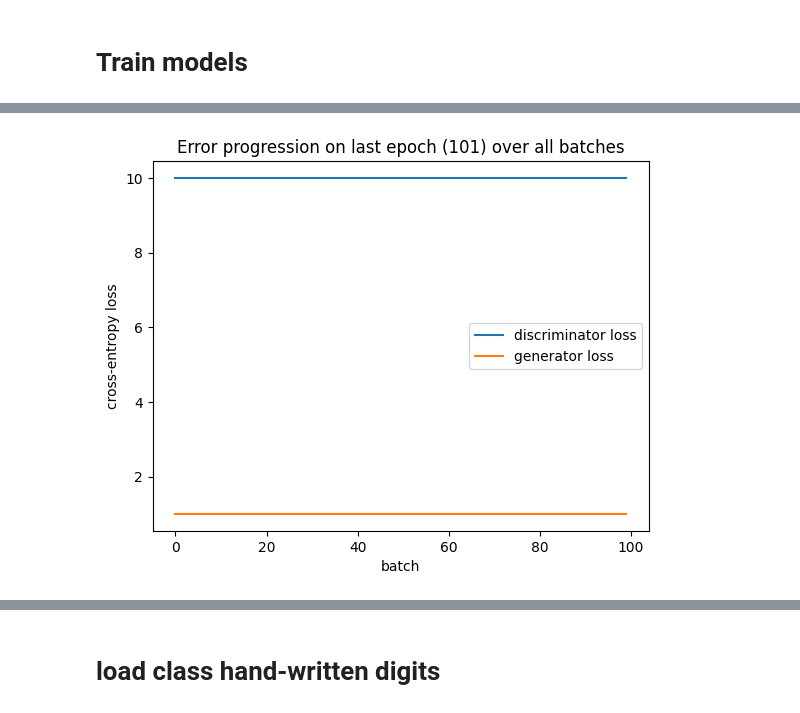
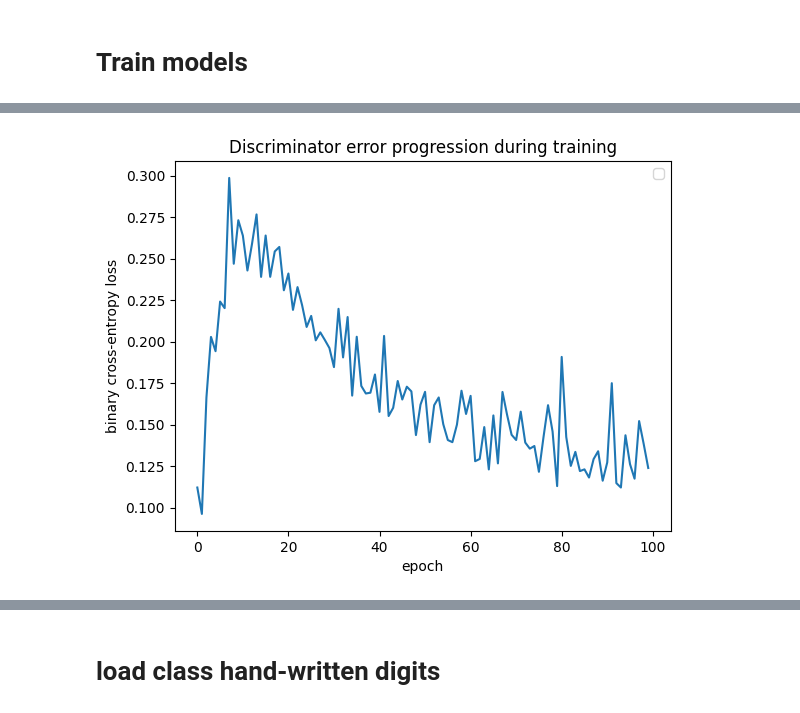
Before and after one commit to asgutierrt/Introduction_to_IA, a Jupyter notebook: convolutional_networks/gan_mnist.ipynb, the cells around one changed output, grey strips where cells are left out. Cells and saved outputs as stored; diff of their text form; code cells hidden in the pictures.

```diff
--- a/convolutional_networks/gan_mnist.ipynb
+++ b/convolutional_networks/gan_mnist.ipynb
@@ -168,14 +173,16 @@ def train(dataset, epochs):
   for epoch in range(epochs):
     start = time.time() # medimos el tiempo que consumimos en cada epoch
 
+    gen_loss_batch, disc_loss_batch = ([],[])
     for image_batch in dataset: #para cada lote del dataset de entrenamiento - se procesa el dataset entero en cada epoch-
       gen_loss, disc_loss = train_step(image_batch)    # ejecutamos el entrenamiento -epoch-
-      gen_loss_l.append(gen_loss); disc_loss_l.append(disc_loss)
+      gen_loss_batch.append(gen_loss); disc_loss_batch.append(disc_loss)
 
-    if epoch%40==0:
-      print ('Time for epoch {} is {} sec'.format(epoch + 1, time.time()-start))
-    if epoch%100==0:
-      generate_images(generator,seed, epoch)  # y generamos unas imágenes para mostrar la evolución de la red generadora en cada época
+    gen_loss_l.append(np.mean(gen_loss_batch)); disc_loss_l.append(np.mean(disc_loss_batch))
+
+    if epoch%10==0: # generate image
+      print ('Time for epoch {} is {} sec'.format(epoch, time.time()-start))
+      generate_images(generator,seed,epoch)  # y generamos unas imágenes para mostrar la evolución de la red generadora en cada época
   return gen_loss_l, disc_loss_l
 # %%
 def generate_images(model, test_input, epoch=''):
@@ -191,16 +199,12 @@ def generate_images(model, test_input, epoch=''):
 # %%
-import time
-
-EPOCHS = 1
+EPOCHS = 100
 gen_loss_l, disc_loss_l = train(train_dataset, EPOCHS)
 
-import pandas as pd
-disc=pd.DataFrame(disc_loss_l)
-disc.to_csv("disc.csv")
-gen=pd.DataFrame(gen_loss_l)
-gen.to_csv("gen.csv")
+# save training data
+disc=pd.DataFrame(disc_loss_l); disc.to_csv("disc.csv")
+gen=pd.DataFrame(gen_loss_l); gen.to_csv("gen.csv")
 
-from google.colab import files
-files.download('disc.csv')
-files.download('gen.csv')
+## automatically download training data
+#from google.colab import files
+#files.download('disc.csv'); files.download('gen.csv')
 # %% [output]
@@ -213,9 +224,7 @@ display(IPython.display.Audio(url="https://static.sfdict.com/audio/C07/C0702600.
 # %%
-plt.plot(disc_loss_l[::10]); plt.plot(gen_loss_l[::10])
-plt.legend(['discriminator loss','generator loss'])
-plt.xlabel('batch'); plt.ylabel('cross-entropy loss')
-plt.title('Error progression on last epoch (101) over all batches')
-plt.savefig('last_epoch_loss.png')
-
-files.download('last_epoch_loss.png')
+plt.plot(disc_loss_l)
+plt.legend('discriminator loss')
+plt.xlabel('epoch'); plt.ylabel('binary cross-entropy loss'); plt.legend([])
+plt.title('Discriminator error progression during training')
+plt.savefig('disc_loss.png')
 # %% [output]
@@ -224 +231 @@ files.download('last_epoch_loss.png')
-[figure, old version]
+[figure, new version]
```
Also changed, not shown: parts of 17 cells of this notebook.
